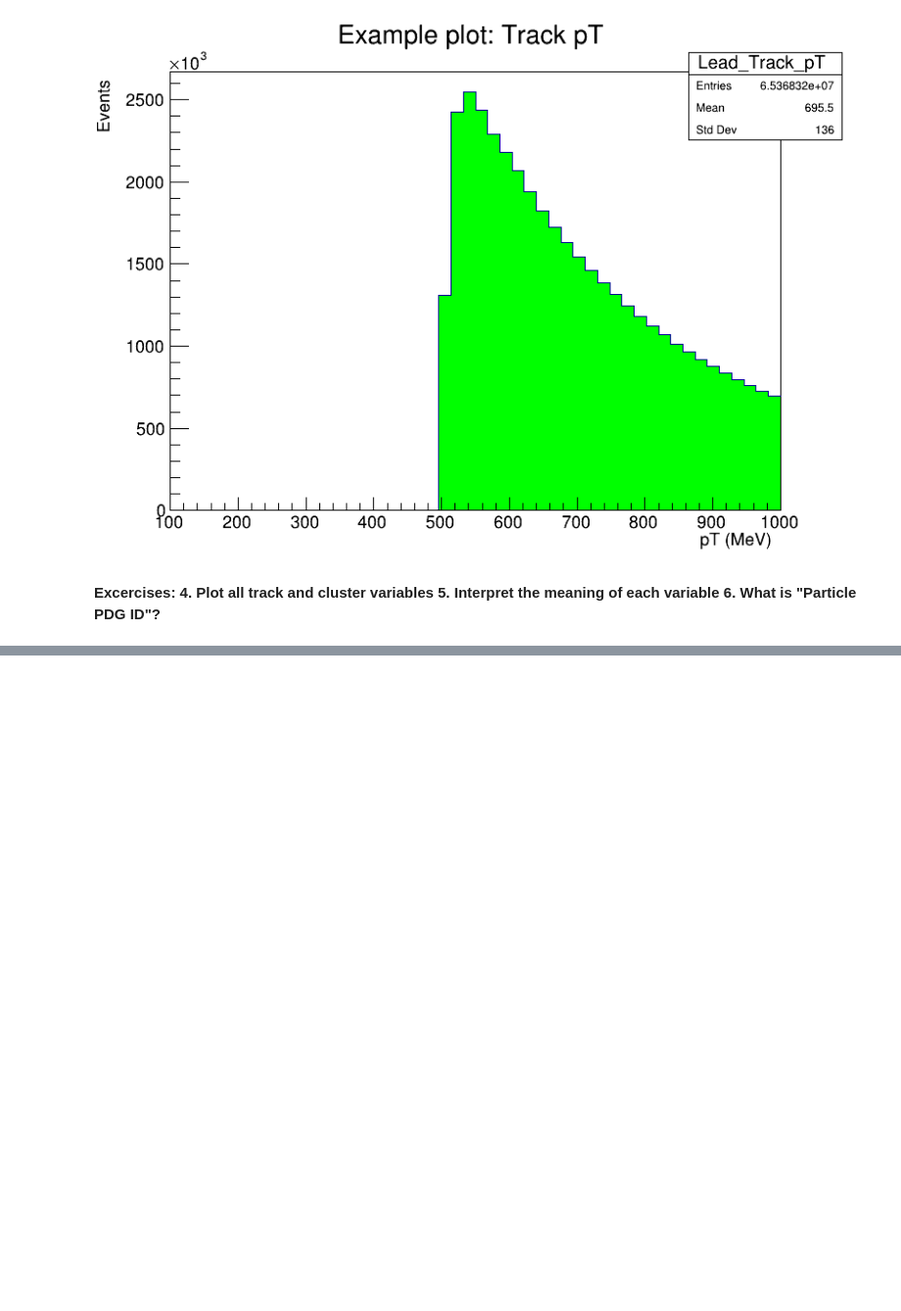
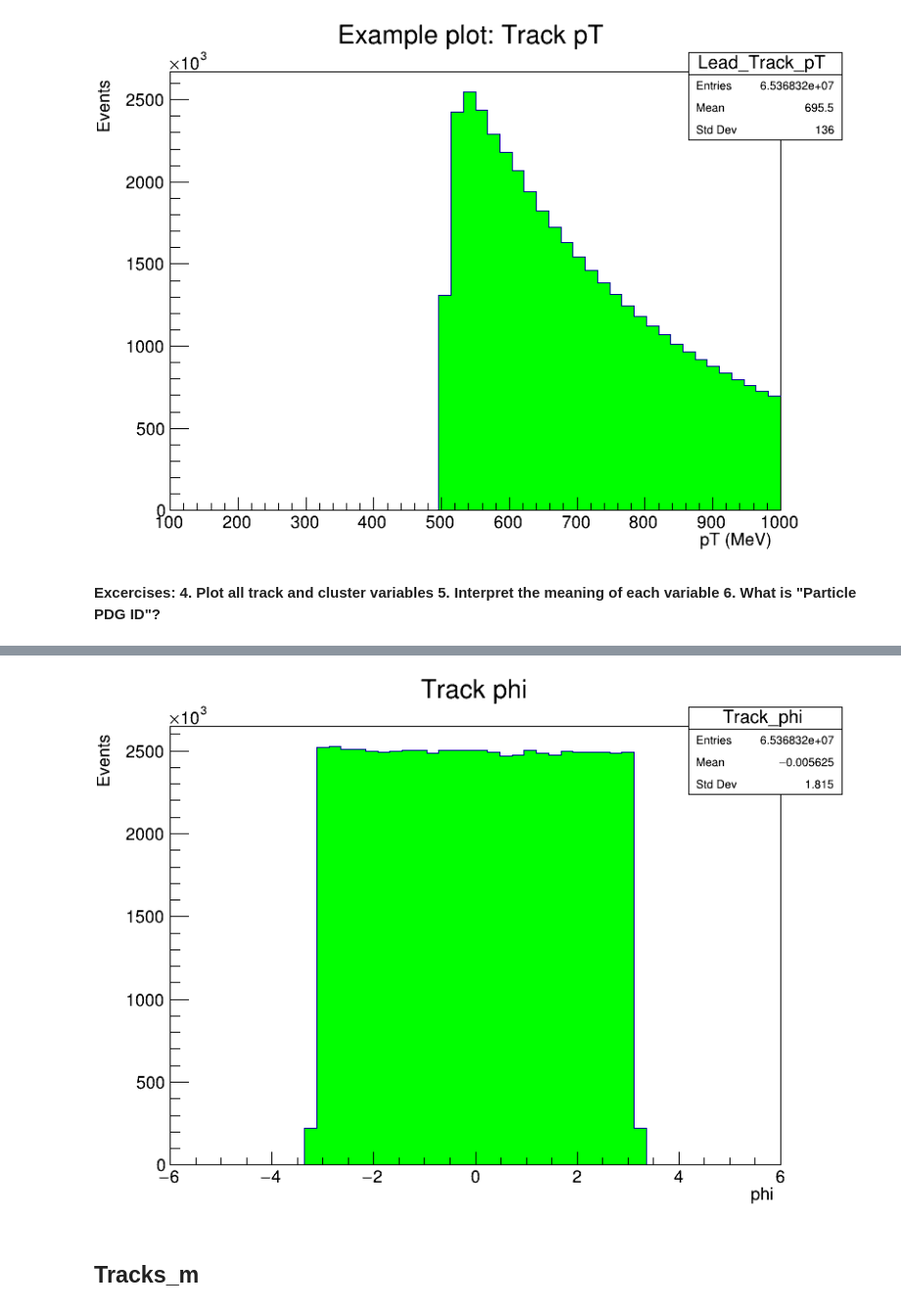
Before and after one commit to jummorenope/Temas-avanzados-en-f-sica-de-particulas, a Jupyter notebook: Actividad1/Tracks_Clusters_cpp.ipynb, the cells around one changed output, grey strips where cells are left out. Shown at 98% size. Saved outputs shown, nothing was run; the diff lists cells and outputs as text; code cells hidden in the pictures; blank space fills up the shorter version.

```diff
--- a/Actividad1/Tracks_Clusters_cpp.ipynb
+++ b/Actividad1/Tracks_Clusters_cpp.ipynb
@@ -245,0 +274,24 @@ canvas->Draw();
+# %%
+vector<float> *tracks_phi;
+tree->SetBranchAddress("Tracks_phi", &tracks_phi);
+
+TH1F *hist_lead_track_phi = new TH1F("Track_phi","Track phi; phi ; Events ",50,-6,6);
+int nentries, nbytes, i;
+nentries = (Int_t)tree->GetEntries();
+# %%
+for (i = 0; i < nentries; i++)
+{
+    nbytes = tree->GetEntry(i);
+    for(int tr=0; tr<tracks_phi->size(); tr++)
+    {
+        hist_lead_track_phi->Fill(tracks_phi->at(tr));
+    }
+
+}
+hist_lead_track_phi->SetFillColor(kGreen);
+hist_lead_track_phi->Draw();
+canvas->Draw();
+# %% [output]
+[figure, added]
+# %% [markdown]
+## Tracks_m
```
Also changed, not shown: parts of 36 cells of this notebook.
